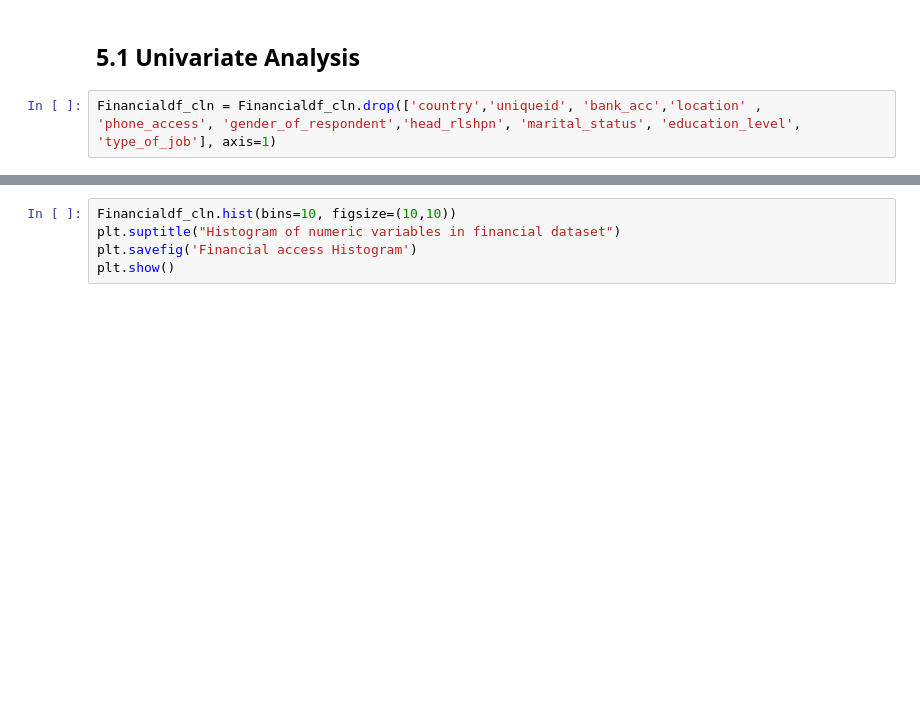
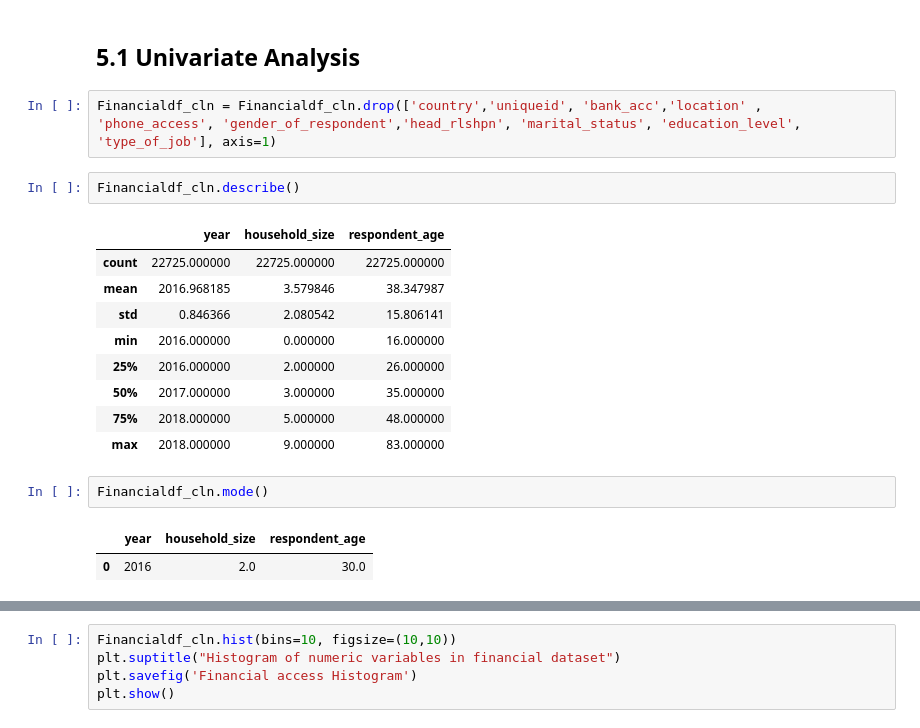
Before and after one commit to Nyawira12/Core-Week-One-IP, a Jupyter notebook: Python_Notebook_Solution_Moringa_Data_Science_Core_W2_Lilian_Kibathi_Independent_Project_2020_06.ipynb, the cells around one changed output, grey strips where cells are left out. Drawn from its saved outputs; the diff is of its cells as text; blank space fills up the shorter version.

```diff
--- a/Python_Notebook_Solution_Moringa_Data_Science_Core_W2_Lilian_Kibathi_Independent_Project_2020_06.ipynb
+++ b/Python_Notebook_Solution_Moringa_Data_Science_Core_W2_Lilian_Kibathi_Independent_Project_2020_06.ipynb
@@ -270,3 +270,20 @@ These outliers were dealth with by dropping using the semi-IQR values as boundar
 ## 5.1 Univariate Analysis
 # %%
 Financialdf_cln = Financialdf_cln.drop(['country','uniqueid', 'bank_acc','location' , 'phone_access',	'gender_of_respondent','head_rlshpn', 'marital_status',	'education_level',	'type_of_job'], axis=1)
+# %%
+Financialdf_cln.describe()
+# %% [output]
+|  | year | household_size | respondent_age |
+| count | 22725.000000 | 22725.000000 | 22725.000000 |
+| mean | 2016.968185 | 3.579846 | 38.347987 |
+| std | 0.846366 | 2.080542 | 15.806141 |
+| min | 2016.000000 | 0.000000 | 16.000000 |
+| 25% | 2016.000000 | 2.000000 | 26.000000 |
+| 50% | 2017.000000 | 3.000000 | 35.000000 |
+| 75% | 2018.000000 | 5.000000 | 48.000000 |
+| max | 2018.000000 | 9.000000 | 83.000000 |
+# %%
+Financialdf_cln.mode()
+# %% [output]
+|  | year | household_size | respondent_age |
+| 0 | 2016 | 2.0 | 30.0 |
```
Also changed, not shown: parts of 1 cell of this notebook.
